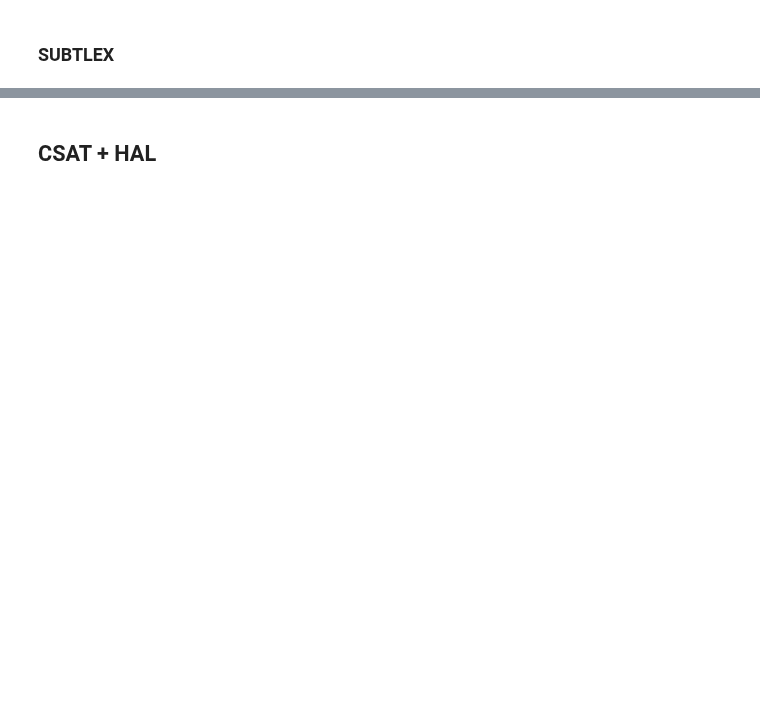
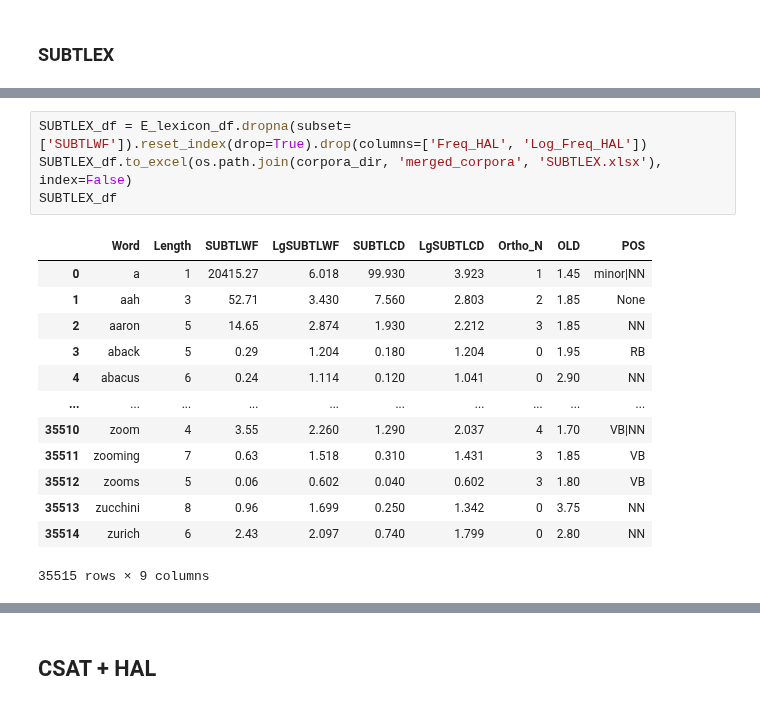
Before and after one commit to irregular6612/english-corpus-comparison, a Jupyter notebook: src/notebooks/corpus_merging.ipynb, the cells around one changed output, grey strips where cells are left out. Saved outputs shown, nothing was run; the diff lists cells and outputs as text; blank space fills up the shorter version.

```diff
--- a/src/notebooks/corpus_merging.ipynb
+++ b/src/notebooks/corpus_merging.ipynb
@@ -310,0 +684,18 @@ CSAT_POS_df.to_excel(os.path.join(corpora_dir, 'merged_corpora', 'CSAT_POS.xlsx'
+# %%
+SUBTLEX_df = E_lexicon_df.dropna(subset=['SUBTLWF']).reset_index(drop=True).drop(columns=['Freq_HAL', 'Log_Freq_HAL'])
+SUBTLEX_df.to_excel(os.path.join(corpora_dir, 'merged_corpora', 'SUBTLEX.xlsx'), index=False)
+SUBTLEX_df
+# %% [output]
+|  | Word | Length | SUBTLWF | LgSUBTLWF | SUBTLCD | LgSUBTLCD | Ortho_N | OLD | POS |
+| 0 | a | 1 | 20415.27 | 6.018 | 99.930 | 3.923 | 1 | 1.45 | minor|NN |
+| 1 | aah | 3 | 52.71 | 3.430 | 7.560 | 2.803 | 2 | 1.85 | None |
+| 2 | aaron | 5 | 14.65 | 2.874 | 1.930 | 2.212 | 3 | 1.85 | NN |
+| 3 | aback | 5 | 0.29 | 1.204 | 0.180 | 1.204 | 0 | 1.95 | RB |
+| 4 | abacus | 6 | 0.24 | 1.114 | 0.120 | 1.041 | 0 | 2.90 | NN |
+| ... | ... | ... | ... | ... | ... | ... | ... | ... | ... |
+| 35510 | zoom | 4 | 3.55 | 2.260 | 1.290 | 2.037 | 4 | 1.70 | VB|NN |
+| 35511 | zooming | 7 | 0.63 | 1.518 | 0.310 | 1.431 | 3 | 1.85 | VB |
+| 35512 | zooms | 5 | 0.06 | 0.602 | 0.040 | 0.602 | 3 | 1.80 | VB |
+| 35513 | zucchini | 8 | 0.96 | 1.699 | 0.250 | 1.342 | 0 | 3.75 | NN |
+| 35514 | zurich | 6 | 2.43 | 2.097 | 0.740 | 1.799 | 0 | 2.80 | NN |
+35515 rows × 9 columns
```
Also changed, not shown: parts of 35 cells of this notebook, 2 other files.
